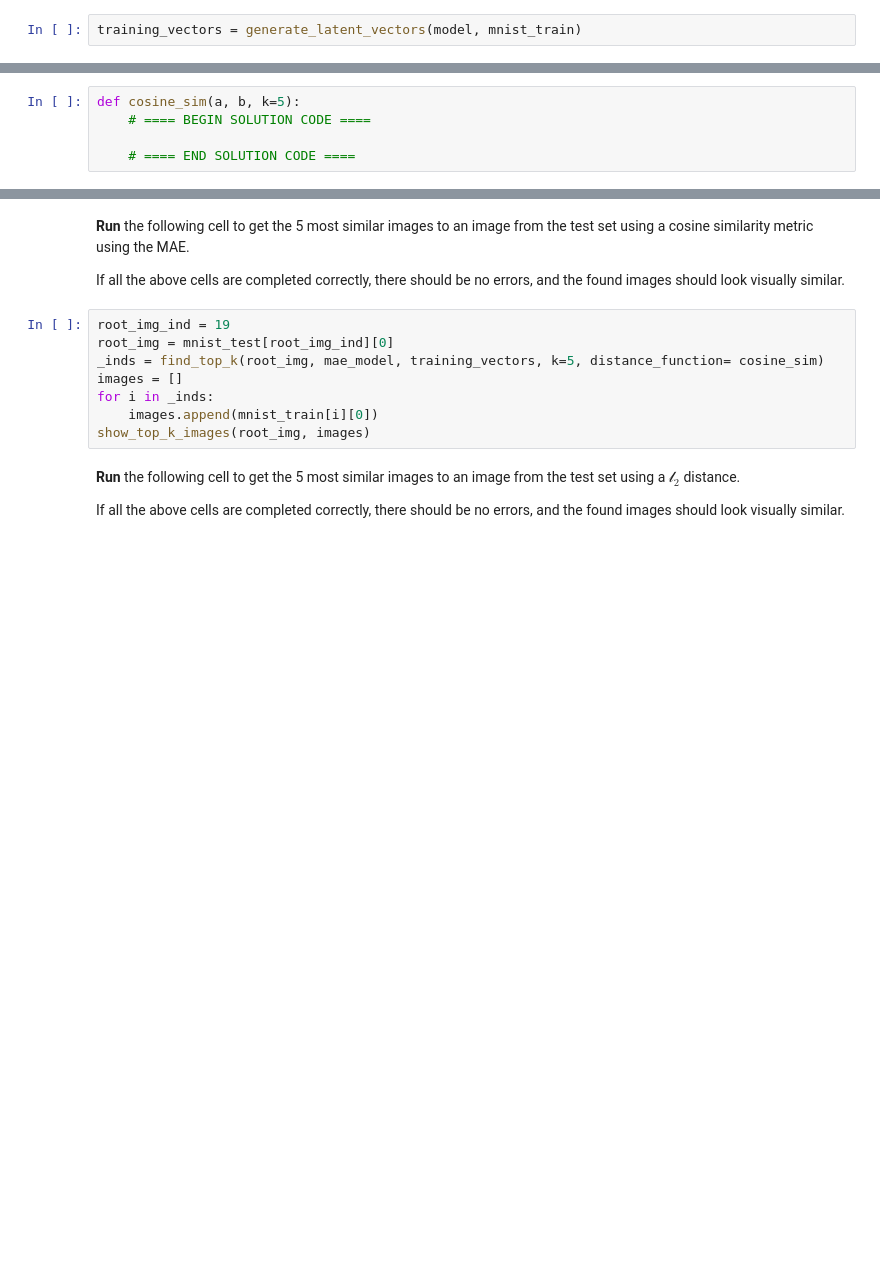
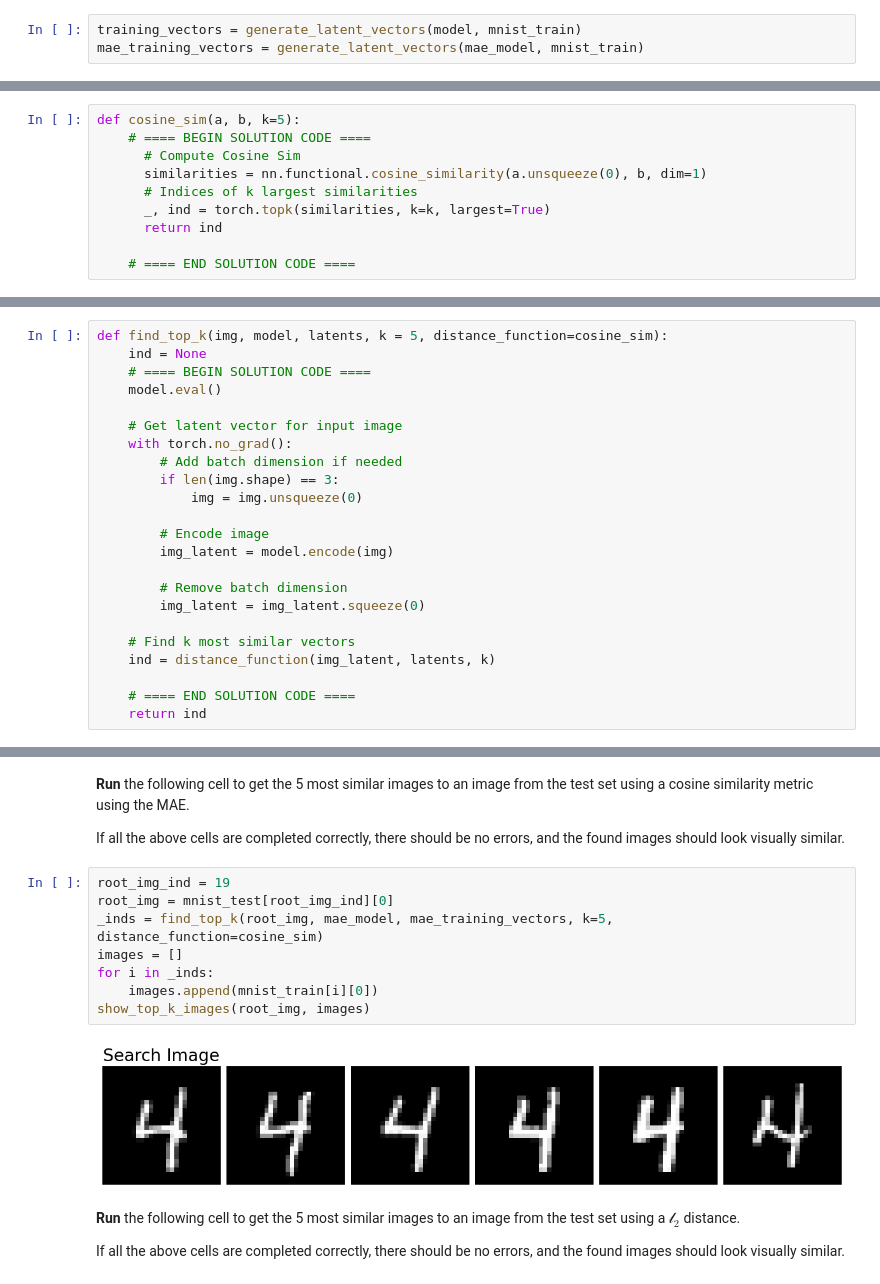
Before and after one commit to mbron64/CS550_Lab4, a Jupyter notebook: cs480e_2024,3f_final.ipynb, the cells around one changed output, grey strips where cells are left out. Drawn from its saved outputs; the diff is of its cells as text; blank space fills up the shorter version.

```diff
--- a/cs480e_2024,3f_final.ipynb
+++ b/cs480e_2024,3f_final.ipynb
@@ -496,6 +619,7 @@ def generate_latent_vectors(model, dataset):
 **Run** the following cell to generate the latent vectors of the images from the `mnist_train` dataset using your `model` and the `generate_latent_vectors` dataset.
 # %%
 training_vectors = generate_latent_vectors(model, mnist_train)
+mae_training_vectors = generate_latent_vectors(mae_model, mnist_train)
 # %% [markdown]
 **Implement** the `cosine_sim` function that computes the cosine similarity between each row of input tensors `a` and `b` and the 1-D tensor of indices with the of the `k` closest values.
 
@@ -505,6 +629,11 @@ training_vectors = generate_latent_vectors(model, mnist_train)
 # %%
 def cosine_sim(a, b, k=5):
     # ==== BEGIN SOLUTION CODE ====
+      # Compute Cosine Sim
+      similarities = nn.functional.cosine_similarity(a.unsqueeze(0), b, dim=1)
+      # Indices of k largest similarities
+      _, ind = torch.topk(similarities, k=k, largest=True)
+      return ind
 
     # ==== END SOLUTION CODE ====
 # %% [markdown]
@@ -543,3 +670,26 @@ def find_top_k(img, model, latents, k = 5, distance_function=cosine_sim):
+# %%
+def find_top_k(img, model, latents, k = 5, distance_function=cosine_sim):
+    ind = None
+    # ==== BEGIN SOLUTION CODE ====
+    model.eval()
+
+    # Get latent vector for input image
+    with torch.no_grad():
+        # Add batch dimension if needed
+        if len(img.shape) == 3:
+            img = img.unsqueeze(0)
+
+        # Encode image
+        img_latent = model.encode(img)
+
+        # Remove batch dimension
+        img_latent = img_latent.squeeze(0)
+
+    # Find k most similar vectors
+    ind = distance_function(img_latent, latents, k)
+
+    # ==== END SOLUTION CODE ====
+    return ind
 # %% [markdown]
 **Run** the following cell to define the top-k image visualization helper function.
 # %%
@@ -583,11 +735,13 @@ If all the above cells are completed correctly, there should be no errors, and t
 # %%
 root_img_ind = 19
 root_img = mnist_test[root_img_ind][0]
-_inds = find_top_k(root_img, mae_model, training_vectors, k=5, distance_function= cosine_sim)
+_inds = find_top_k(root_img, mae_model, mae_training_vectors, k=5, distance_function=cosine_sim)
 images = []
 for i in _inds:
     images.append(mnist_train[i][0])
 show_top_k_images(root_img, images)
+# %% [output]
+[figure, added]
 # %% [markdown]
 **Run** the following cell to get the 5 most similar images to an image from the test set using a $\mathcal{l}_2$ distance.
 
```
Also changed, not shown: parts of 12 cells of this notebook.
